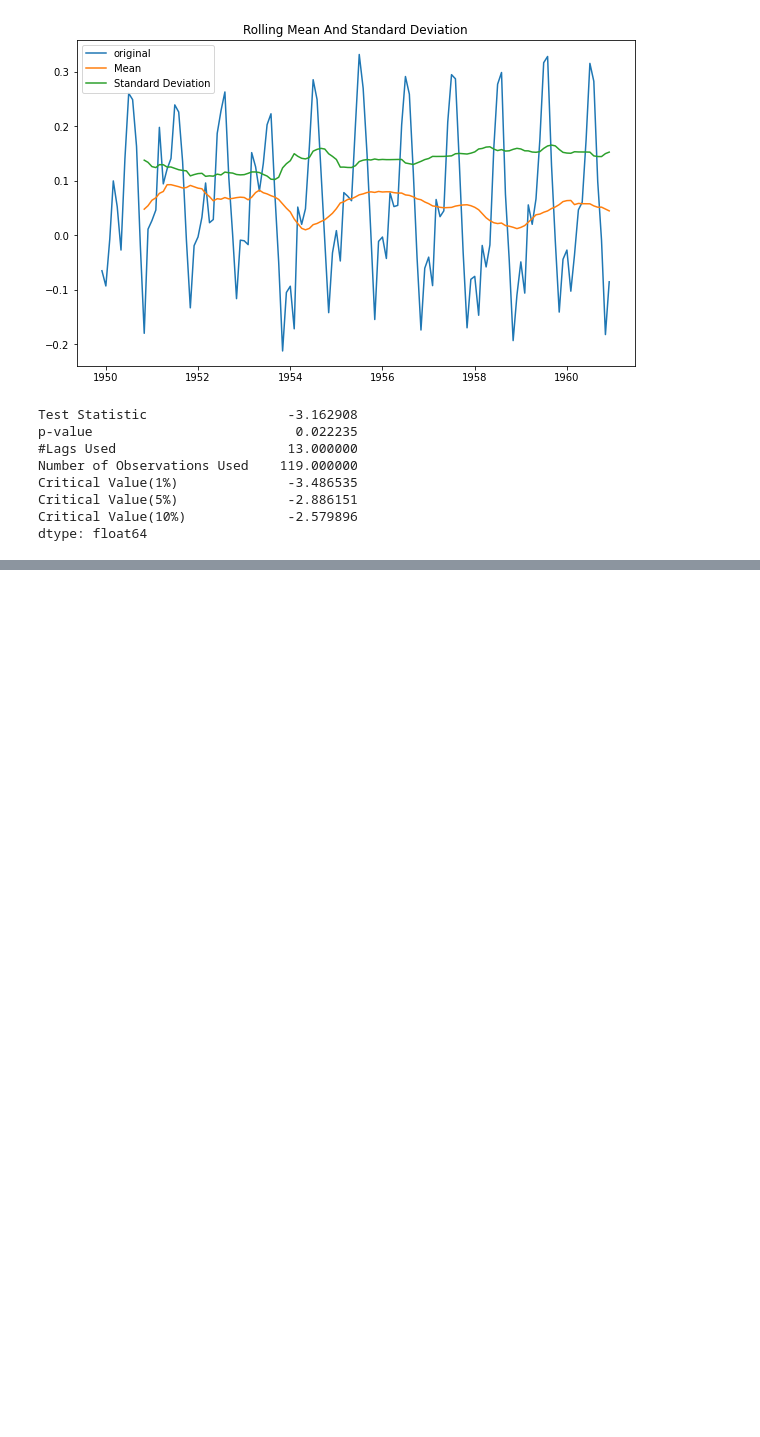
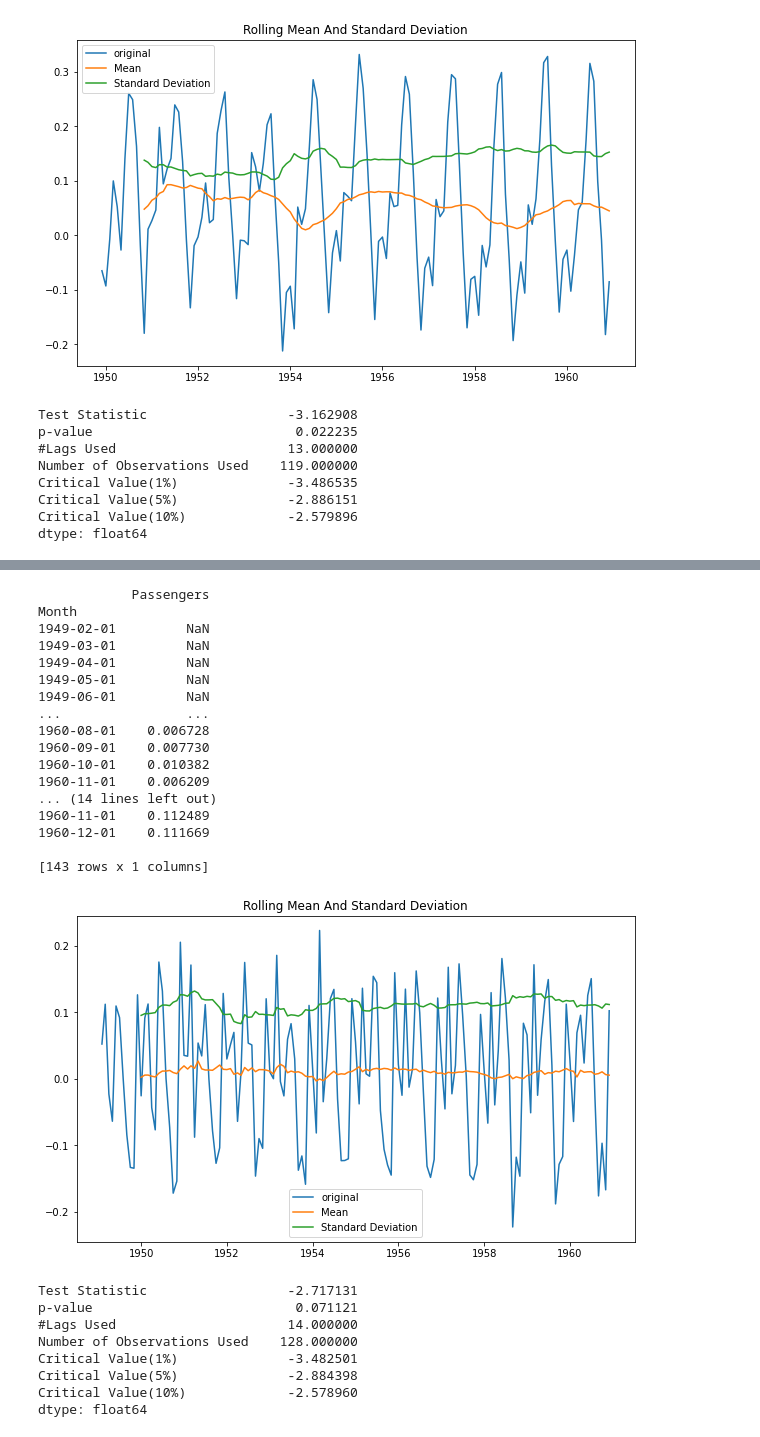
Before and after one commit to JayantGoel001/Time-Series, a Jupyter notebook: time series Air passengers.ipynb, the cells around one changed output, grey strips where cells are left out. Drawn from its saved outputs; the diff is of its cells as text; code cells hidden in the pictures; blank space fills up the shorter version.

```diff
--- a/time series Air passengers.ipynb
+++ b/time series Air passengers.ipynb
@@ -195,0 +240,31 @@ dtype: float64
+# %%
+datasetLogDiffShifting.dropna(inplace=True)
+rolling_statistics(datasetLogDiffShifting)
+dickey_fuller_test(datasetLogDiffShifting)
+# %% [output]
+            Passengers
+Month
+1949-02-01         NaN
+1949-03-01         NaN
+1949-04-01         NaN
+1949-05-01         NaN
+1949-06-01         NaN
+...                ...
+1960-08-01    0.006728
+1960-09-01    0.007730
+1960-10-01    0.010382
+1960-11-01    0.006209
+... (14 lines left out)
+1960-11-01    0.112489
+1960-12-01    0.111669
+
+[143 rows x 1 columns]
+[figure, added]
+Test Statistic                  -2.717131
+p-value                          0.071121
+#Lags Used                      14.000000
+Number of Observations Used    128.000000
+Critical Value(1%)              -3.482501
+Critical Value(5%)              -2.884398
+Critical Value(10%)             -2.578960
+dtype: float64
```
Also changed, not shown: parts of 3 cells of this notebook.
